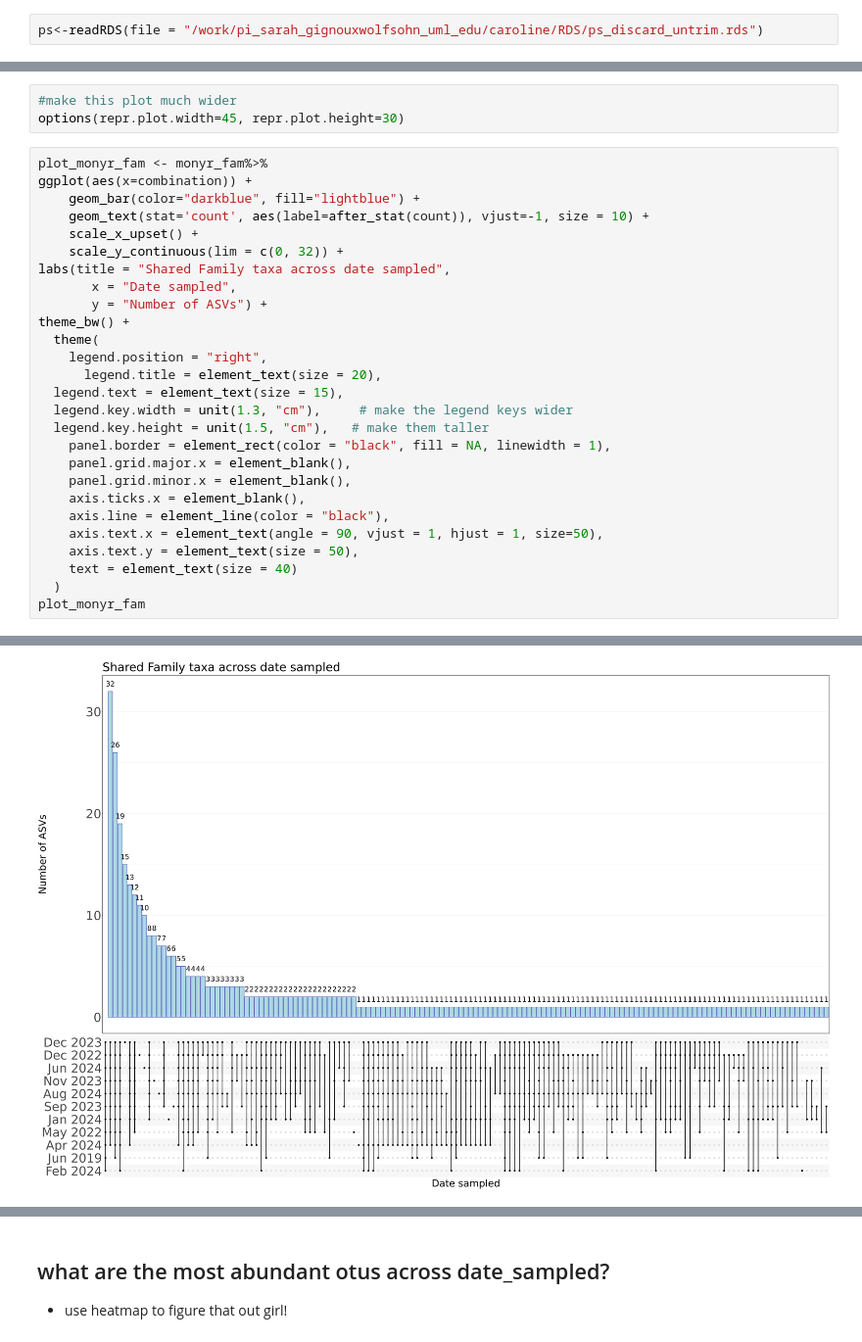
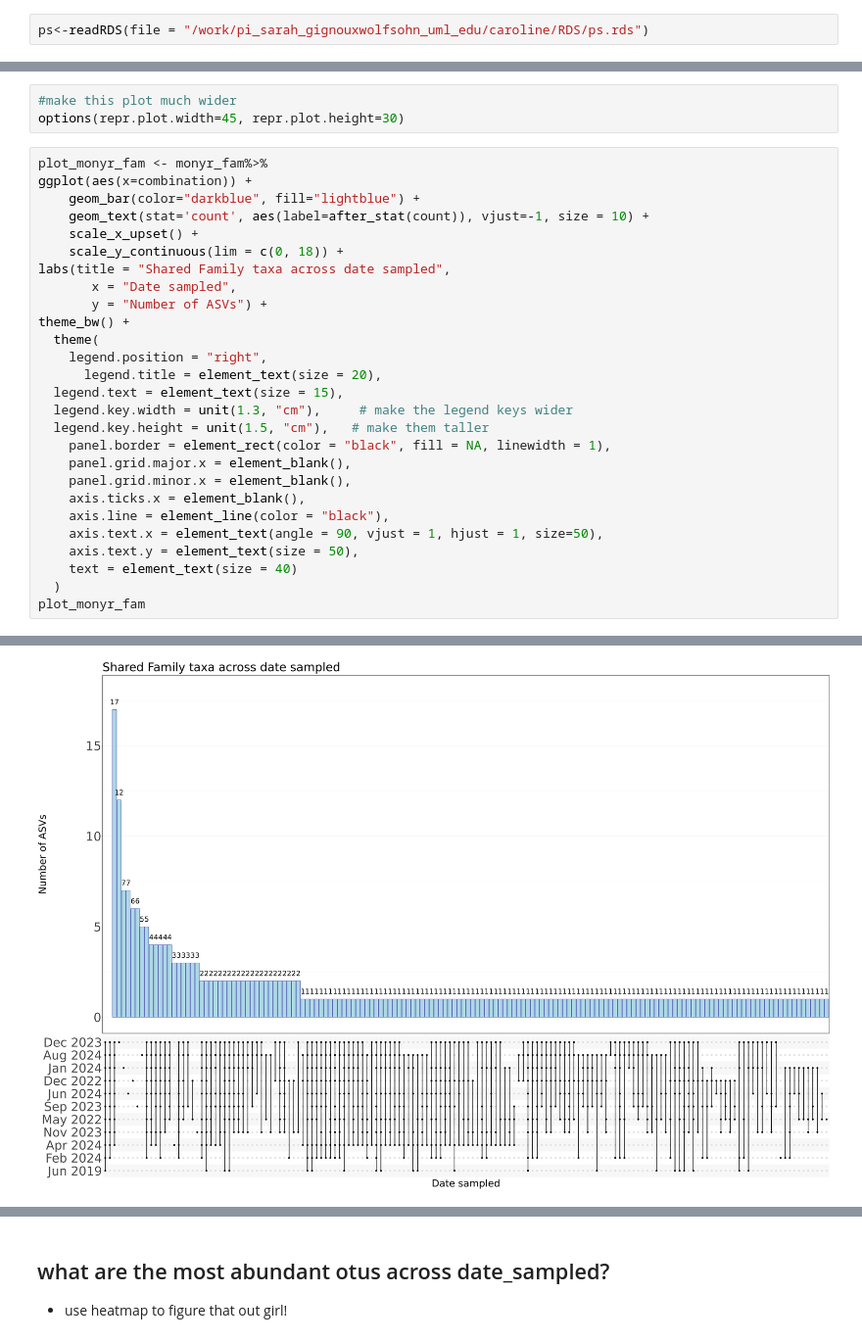
Before and after one commit to cdesouza02/BEL_16S_output, a Jupyter notebook: genefilter.ipynb, the cells around one changed output, grey strips where cells are left out. Shown at 98% size. Cells and saved outputs as stored; diff of their text form.

```diff
--- a/genefilter.ipynb
+++ b/genefilter.ipynb
@@ -21,7 +21,7 @@ require(vegan)
 require(RColorBrewer)
 library("ggupset")
 # %%
-ps<-readRDS(file = "/work/pi_sarah_gignouxwolfsohn_uml_edu/caroline/RDS/ps_discard_untrim.rds")
+ps<-readRDS(file = "/work/pi_sarah_gignouxwolfsohn_uml_edu/caroline/RDS/ps.rds")
 # %%
 ps <- prune_taxa(taxa_sums(ps) > 0, ps)
 # %%
@@ -562,7 +568,7 @@ ggplot(aes(x=combination)) +
     geom_bar(color="darkblue", fill="lightblue") +
     geom_text(stat='count', aes(label=after_stat(count)), vjust=-1, size = 10) +
     scale_x_upset() +
-    scale_y_continuous(lim = c(0, 32)) +
+    scale_y_continuous(lim = c(0, 18)) +
 labs(title = "Shared Family taxa across date sampled",
        x = "Date sampled",
        y = "Number of ASVs") +
@@ -592,5 +598,5 @@ Warning message:
 (`geom_text()`).”
-[figure, old version]
+[figure, new version]
 # %%
 # Save the plot as a PNG
 ggsave("/work/pi_sarah_gignouxwolfsohn_uml_edu/caroline/BEL_16S_outputs/plots/monthyear_fam_upset.png", plot = plot_monyr_fam, width = 45, height = 30, units = "in", dpi = 300)
```
Also changed, not shown: parts of 36 cells of this notebook, 9 other files.
